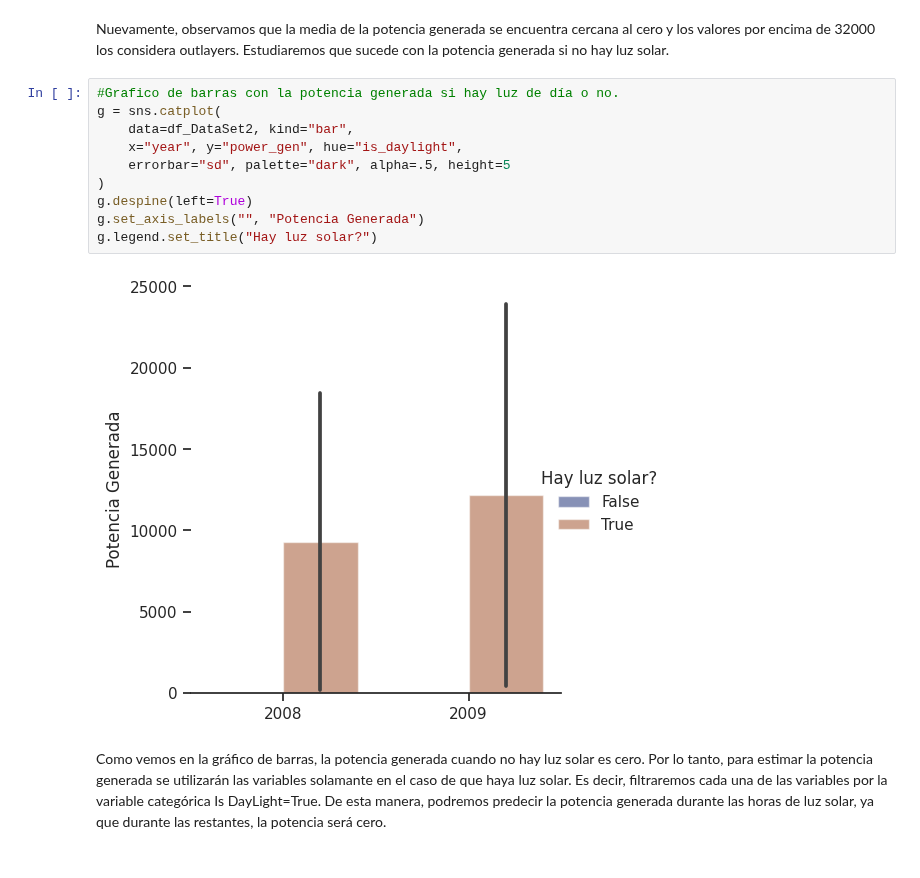
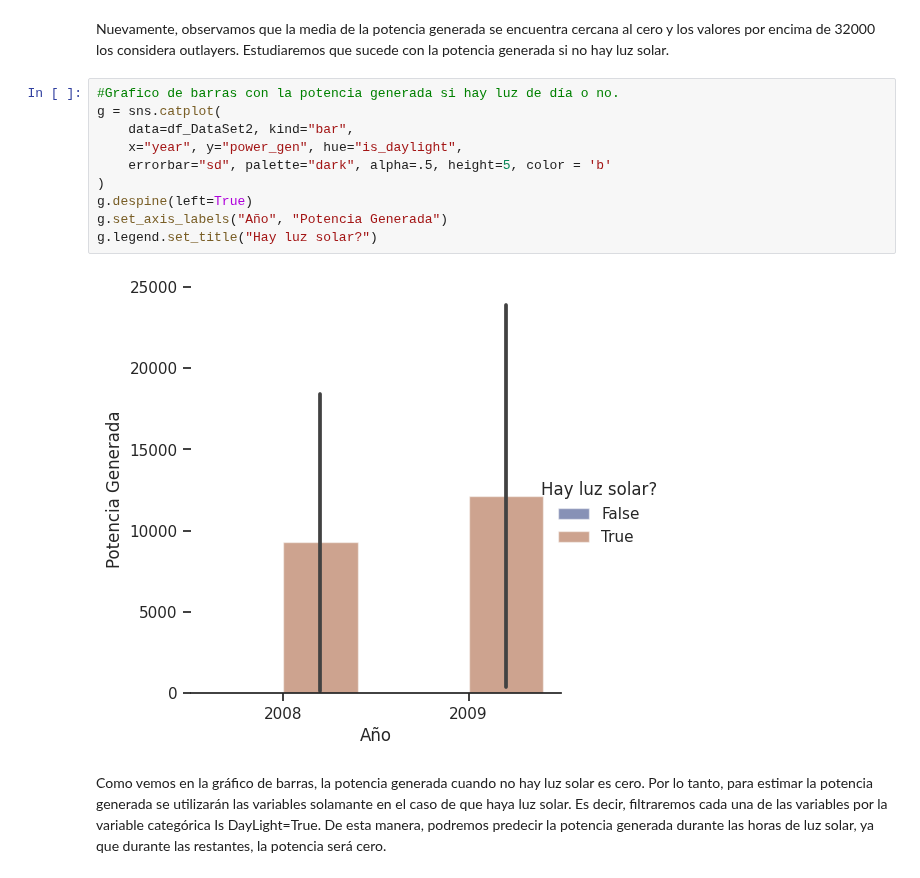
Before and after one commit to FernandoEzequiel/Coder, a Jupyter notebook: notebook/Entregas Coder/Visualizaciones_GarciaGonzalez.ipynb, the cells around one changed output. Saved outputs shown, nothing was run; the diff lists cells and outputs as text.

```diff
--- a/notebook/Entregas Coder/Visualizaciones_GarciaGonzalez.ipynb
+++ b/notebook/Entregas Coder/Visualizaciones_GarciaGonzalez.ipynb
@@ -134,15 +134,15 @@ Nuevamente, observamos que la media de la potencia generada se encuentra cercana
 # %%
 #Grafico de barras con la potencia generada si hay luz de día o no.
 g = sns.catplot(
     data=df_DataSet2, kind="bar",
     x="year", y="power_gen", hue="is_daylight",
-    errorbar="sd", palette="dark", alpha=.5, height=5
+    errorbar="sd", palette="dark", alpha=.5, height=5, color = 'b'
 )
 g.despine(left=True)
-g.set_axis_labels("", "Potencia Generada")
+g.set_axis_labels("Año", "Potencia Generada")
 g.legend.set_title("Hay luz solar?")
 # %% [output]
-[figure, old version]
+[figure, new version]
 # %% [markdown]
 Como vemos en la gráfico de barras, la potencia generada cuando no hay luz solar es cero. Por lo tanto, para estimar la potencia generada
 se utilizarán las variables solamante en el caso de que haya luz solar. Es decir, filtraremos cada una de las variables por la variable categórica Is DayLight=True. De esta manera, podremos predecir la potencia generada durante las horas de luz solar, ya que durante las restantes, la potencia será cero.
```
Also changed, not shown: parts of 12 cells of this notebook.
